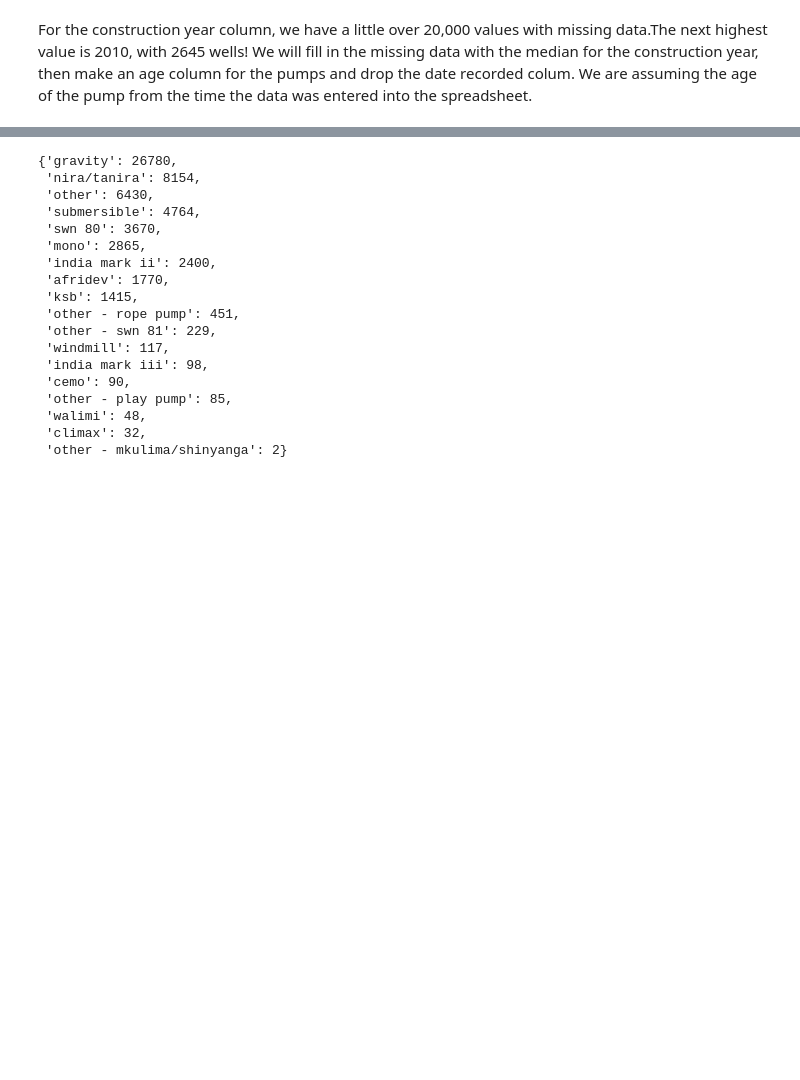
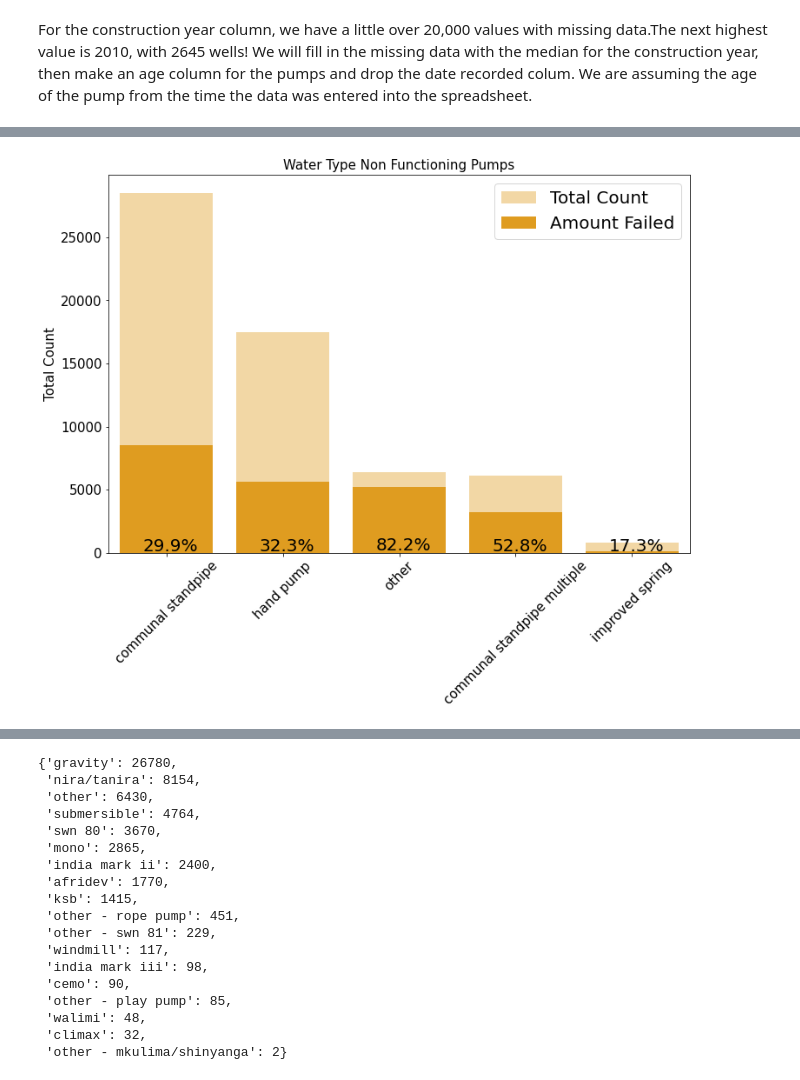
Before and after one commit to ericdnbn/machine_learning_water_pump_data_tanzania, a Jupyter notebook: Mitch_Wkbook.ipynb, the cells around one changed output, grey strips where cells are left out. Saved outputs shown, nothing was run; the diff lists cells and outputs as text; code cells hidden in the pictures; blank space fills up the shorter version.

```diff
--- a/Mitch_Wkbook.ipynb
+++ b/Mitch_Wkbook.ipynb
@@ -263,0 +288,6 @@ def stack_it(column,title=None):
+# %%
+stack_it('waterpoint_type',title='Water Type Non Functioning Pumps',addlabels=True)
+plt.legend(fontsize=20)
+plt.savefig('images/Water Type Percent Failed');
+# %% [output]
+[figure, added]
```
Also changed, not shown: parts of 14 cells of this notebook, 5 other files.
